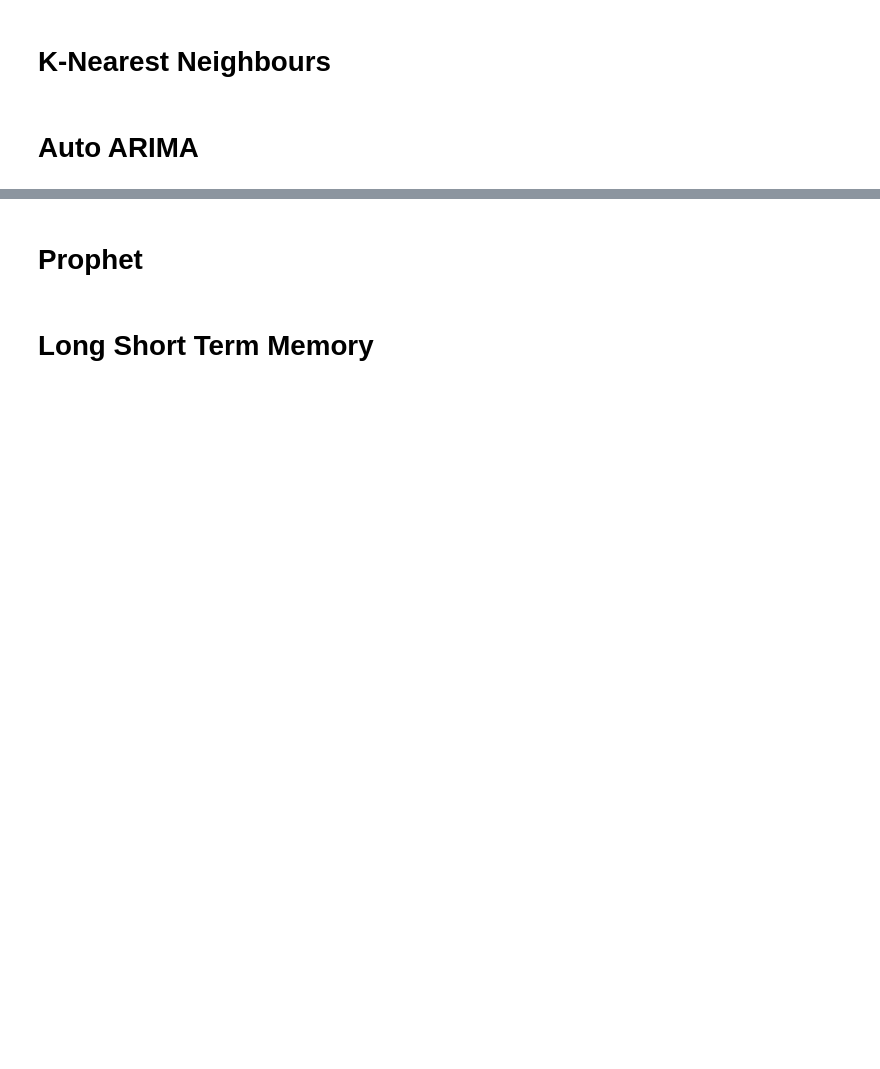
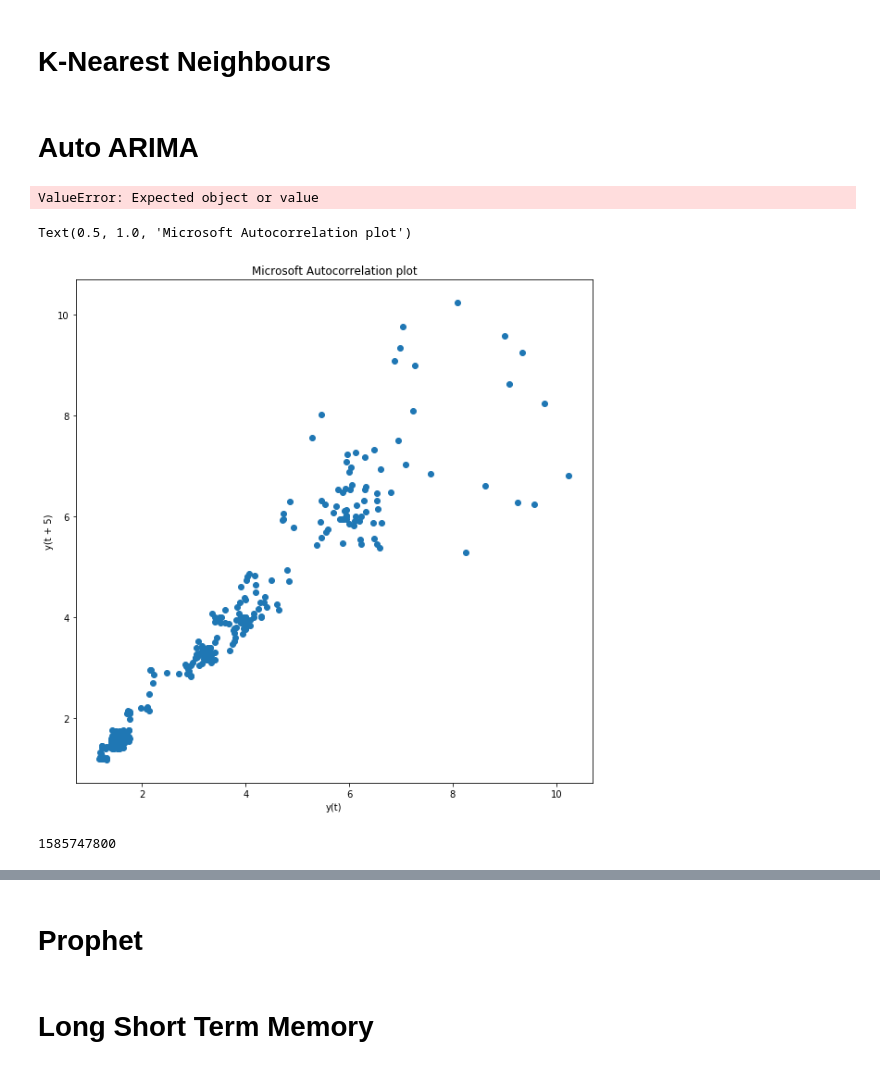
Before and after one commit to kanskris/project-03, a Jupyter notebook: Machine Learning Model.ipynb, the cells around one changed output, grey strips where cells are left out. Cells and saved outputs as stored; diff of their text form; code cells hidden in the pictures; blank space fills up the shorter version.

```diff
--- a/Machine Learning Model.ipynb
+++ b/Machine Learning Model.ipynb
@@ -3,24 +0,0 @@
-# %%
-#import packages
-import pandas as pd
-import numpy as np
-import json
-import datetime
-
-#to plot within notebook
-import matplotlib.pyplot as plt
-%matplotlib inline
-
-#setting figure size
-from matplotlib.pylab import rcParams
-rcParams['figure.figsize'] = 20,10
-
-#for normalizing data
-from sklearn.preprocessing import MinMaxScaler
-scaler = MinMaxScaler(feature_range=(0, 1))
-
-#read the file
-df = pd.read_json (r'KRMD.json')
-
-#print the head
-df
@@ -178,0 +160,19 @@ plt.plot(forecast['Prediction'])
+# %%
+#read the file
+df = pd.read_json (r'SIRI.json')
+
+#print the head
+df
+# %% [output]
+ValueError: Expected object or value
+# %%
+plt.figure(figsize=(10,10))
+lag_plot(df['c'], lag=5)
+plt.title('Microsoft Autocorrelation plot')
+# %% [output]
+Text(0.5, 1.0, 'Microsoft Autocorrelation plot')
+[figure, added]
+# %%
+df['t'][411]
+# %% [output]
+1585747800
```
Also changed, not shown: parts of 34 cells of this notebook, 2 other files.
